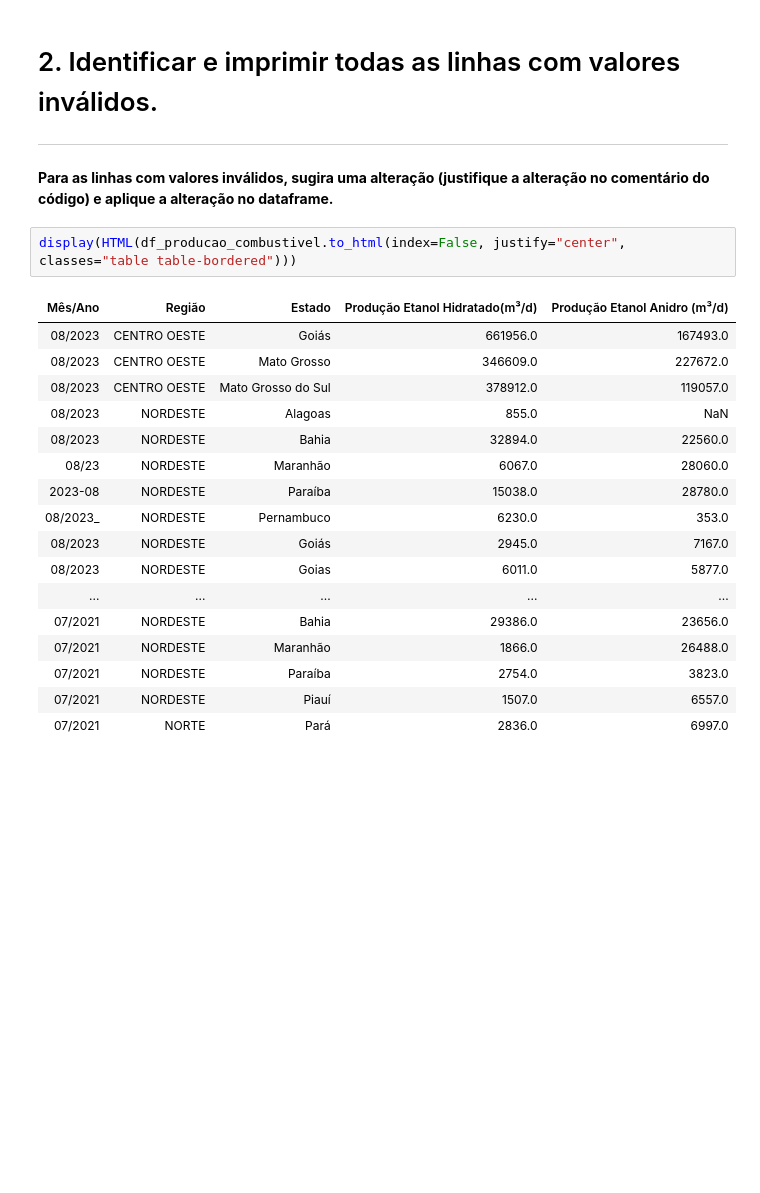
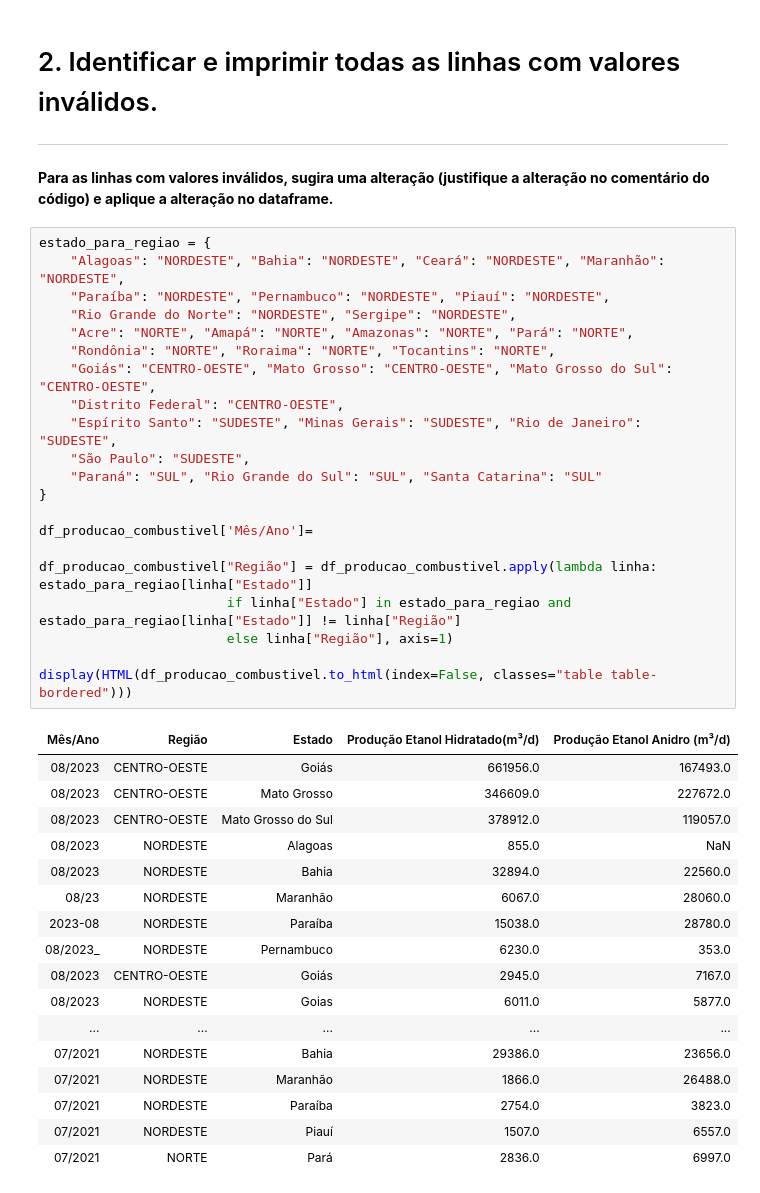
Before and after one commit to arthurt1/Projetos-de-Ci-ncias-de-Dados, a Jupyter notebook: AP2_Arthur_Thomé.ipynb, the cells around one changed output. Saved outputs shown, nothing was run; the diff lists cells and outputs as text; blank space fills up the shorter version.

```diff
--- a/AP2_Arthur_Thomé.ipynb
+++ b/AP2_Arthur_Thomé.ipynb
@@ -88,23 +47,42 @@ dtype: int64
 # 2. Identificar e imprimir todas as linhas com valores inválidos.
 ---
 **Para as linhas com valores inválidos, sugira uma alteração (justifique a alteração no comentário do código) e aplique a alteração no dataframe.**
-# %%
-display(HTML(df_producao_combustivel.to_html(index=False, justify="center", classes="table table-bordered")))
-# %% [output]
-| Mês/Ano | Região | Estado | Produção Etanol Hidratado(m³/d) | Produção Etanol Anidro (m³/d) |
-| 08/2023 | CENTRO OESTE | Goiás | 661956.0 | 167493.0 |
-| 08/2023 | CENTRO OESTE | Mato Grosso | 346609.0 | 227672.0 |
-| 08/2023 | CENTRO OESTE | Mato Grosso do Sul | 378912.0 | 119057.0 |
-| 08/2023 | NORDESTE | Alagoas | 855.0 | NaN |
-| 08/2023 | NORDESTE | Bahia | 32894.0 | 22560.0 |
-| 08/23 | NORDESTE | Maranhão | 6067.0 | 28060.0 |
-| 2023-08 | NORDESTE | Paraíba | 15038.0 | 28780.0 |
-| 08/2023_ | NORDESTE | Pernambuco | 6230.0 | 353.0 |
-| 08/2023 | NORDESTE | Goiás | 2945.0 | 7167.0 |
-| 08/2023 | NORDESTE | Goias | 6011.0 | 5877.0 |
-| ... | ... | ... | ... | ... |
-| 07/2021 | NORDESTE | Bahia | 29386.0 | 23656.0 |
-| 07/2021 | NORDESTE | Maranhão | 1866.0 | 26488.0 |
-| 07/2021 | NORDESTE | Paraíba | 2754.0 | 3823.0 |
-| 07/2021 | NORDESTE | Piauí | 1507.0 | 6557.0 |
-| 07/2021 | NORTE | Pará | 2836.0 | 6997.0 |
+# %%
+estado_para_regiao = {
+    "Alagoas": "NORDESTE", "Bahia": "NORDESTE", "Ceará": "NORDESTE", "Maranhão": "NORDESTE",
+    "Paraíba": "NORDESTE", "Pernambuco": "NORDESTE", "Piauí": "NORDESTE",
+    "Rio Grande do Norte": "NORDESTE", "Sergipe": "NORDESTE",
+    "Acre": "NORTE", "Amapá": "NORTE", "Amazonas": "NORTE", "Pará": "NORTE",
+    "Rondônia": "NORTE", "Roraima": "NORTE", "Tocantins": "NORTE",
+    "Goiás": "CENTRO-OESTE", "Mato Grosso": "CENTRO-OESTE", "Mato Grosso do Sul": "CENTRO-OESTE",
+    "Distrito Federal": "CENTRO-OESTE",
+    "Espírito Santo": "SUDESTE", "Minas Gerais": "SUDESTE", "Rio de Janeiro": "SUDESTE",
+    "São Paulo": "SUDESTE",
+    "Paraná": "SUL", "Rio Grande do Sul": "SUL", "Santa Catarina": "SUL"
+}
+
+df_producao_combustivel['Mês/Ano']=
+
+df_producao_combustivel["Região"] = df_producao_combustivel.apply(lambda linha: estado_para_regiao[linha["Estado"]]
+                        if linha["Estado"] in estado_para_regiao and estado_para_regiao[linha["Estado"]] != linha["Região"]
+                        else linha["Região"], axis=1)
+
+display(HTML(df_producao_combustivel.to_html(index=False, classes="table table-bordered")))
+# %% [output]
+| Mês/Ano | Região | Estado | Produção Etanol Hidratado(m³/d) | Produção Etanol Anidro (m³/d) |
+| 08/2023 | CENTRO-OESTE | Goiás | 661956.0 | 167493.0 |
+| 08/2023 | CENTRO-OESTE | Mato Grosso | 346609.0 | 227672.0 |
+| 08/2023 | CENTRO-OESTE | Mato Grosso do Sul | 378912.0 | 119057.0 |
+| 08/2023 | NORDESTE | Alagoas | 855.0 | NaN |
+| 08/2023 | NORDESTE | Bahia | 32894.0 | 22560.0 |
+| 08/23 | NORDESTE | Maranhão | 6067.0 | 28060.0 |
+| 2023-08 | NORDESTE | Paraíba | 15038.0 | 28780.0 |
+| 08/2023_ | NORDESTE | Pernambuco | 6230.0 | 353.0 |
+| 08/2023 | CENTRO-OESTE | Goiás | 2945.0 | 7167.0 |
+| 08/2023 | NORDESTE | Goias | 6011.0 | 5877.0 |
+| ... | ... | ... | ... | ... |
+| 07/2021 | NORDESTE | Bahia | 29386.0 | 23656.0 |
+| 07/2021 | NORDESTE | Maranhão | 1866.0 | 26488.0 |
+| 07/2021 | NORDESTE | Paraíba | 2754.0 | 3823.0 |
+| 07/2021 | NORDESTE | Piauí | 1507.0 | 6557.0 |
+| 07/2021 | NORTE | Pará | 2836.0 | 6997.0 |
```
Also changed, not shown: parts of 1 cell of this notebook.
